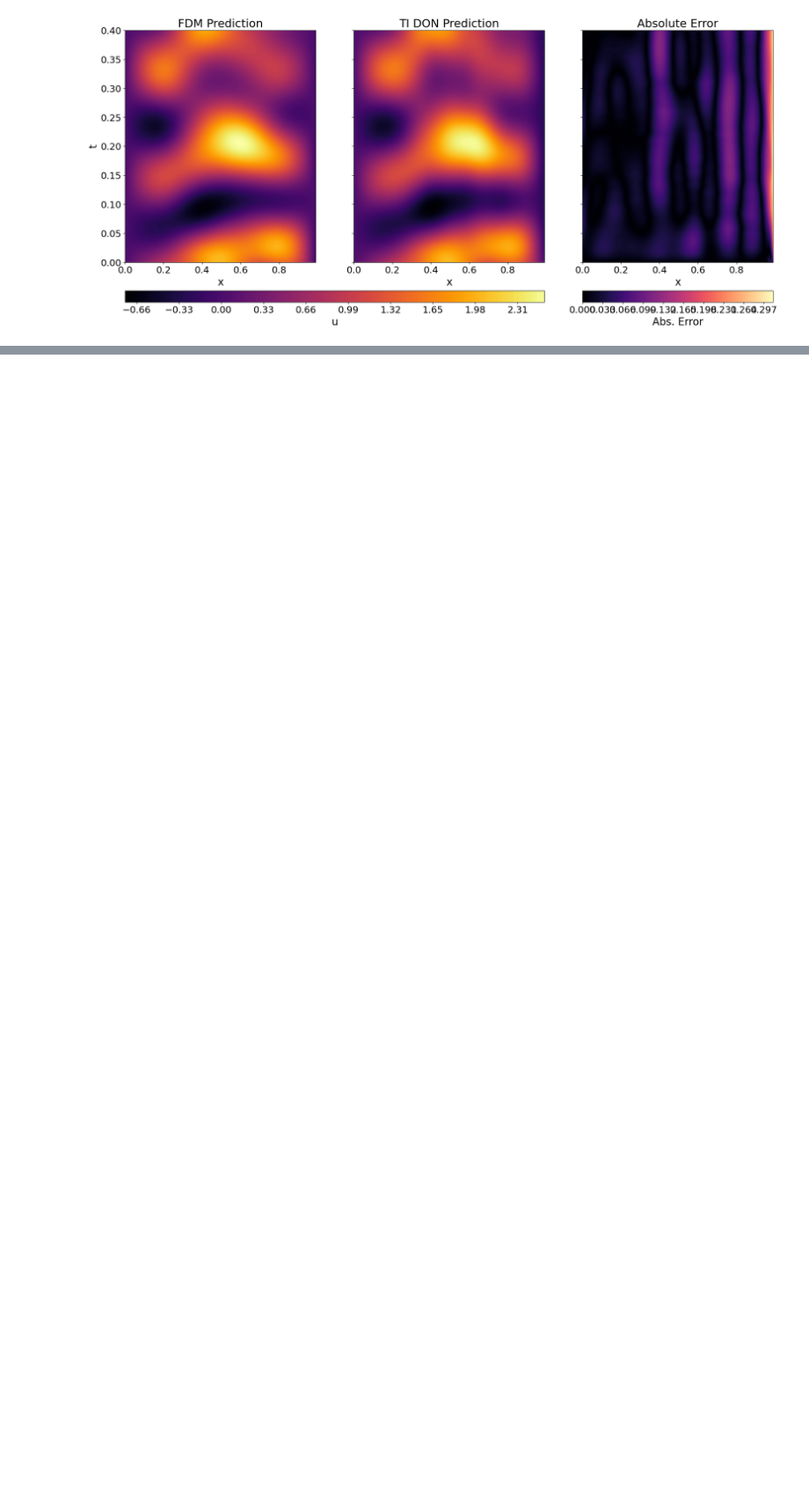
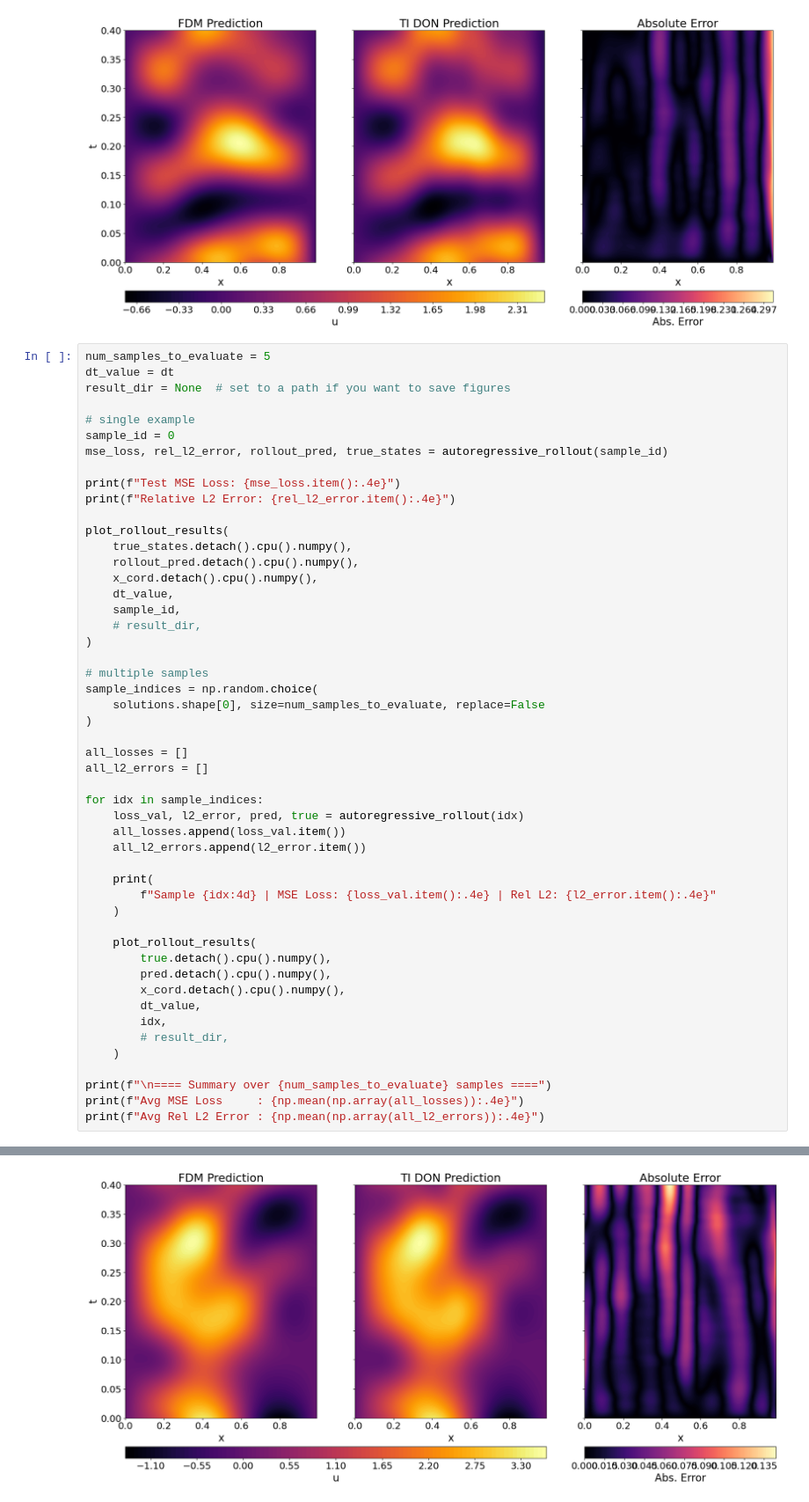
Before and after one commit to EladMichael/neuromancer, a Jupyter notebook: examples/neural_operators/Part_9_TIDON_HEAT_System_TimeFlat.ipynb, the cells around one changed output, grey strips where cells are left out. Shown at 88% size. Cells and saved outputs as stored; diff of their text form; blank space fills up the shorter version.

```diff
--- a/examples/neural_operators/Part_9_TIDON_HEAT_System_TimeFlat.ipynb
+++ b/examples/neural_operators/Part_9_TIDON_HEAT_System_TimeFlat.ipynb
@@ -742,3 +742,54 @@ def rollout_and_plot(sample_id_value, rollout_steps=None):
 rollout_and_plot(sample_id)
 # %% [output]
 [figure]
+# %%
+num_samples_to_evaluate = 5
+dt_value = dt
+result_dir = None  # set to a path if you want to save figures
+
+# single example
+sample_id = 0
+mse_loss, rel_l2_error, rollout_pred, true_states = autoregressive_rollout(sample_id)
+
+print(f"Test MSE Loss: {mse_loss.item():.4e}")
+print(f"Relative L2 Error: {rel_l2_error.item():.4e}")
+
+plot_rollout_results(
+    true_states.detach().cpu().numpy(),
+    rollout_pred.detach().cpu().numpy(),
+    x_cord.detach().cpu().numpy(),
+    dt_value,
+    sample_id,
+    # result_dir,
+)
+
+# multiple samples
+sample_indices = np.random.choice(
+    solutions.shape[0], size=num_samples_to_evaluate, replace=False
+)
+
+all_losses = []
+all_l2_errors = []
+
+for idx in sample_indices:
+    loss_val, l2_error, pred, true = autoregressive_rollout(idx)
+    all_losses.append(loss_val.item())
+    all_l2_errors.append(l2_error.item())
+
+    print(
+        f"Sample {idx:4d} | MSE Loss: {loss_val.item():.4e} | Rel L2: {l2_error.item():.4e}"
+    )
+
+    plot_rollout_results(
+        true.detach().cpu().numpy(),
+        pred.detach().cpu().numpy(),
+        x_cord.detach().cpu().numpy(),
+        dt_value,
+        idx,
+        # result_dir,
+    )
+
+print(f"\n==== Summary over {num_samples_to_evaluate} samples ====")
+print(f"Avg MSE Loss     : {np.mean(np.array(all_losses)):.4e}")
+print(f"Avg Rel L2 Error : {np.mean(np.array(all_l2_errors)):.4e}")
+# %% [output]
@@ -744,0 +798 @@ rollout_and_plot(sample_id)
+[figure, added]
```
Also changed, not shown: parts of 3 cells of this notebook, 1 other file.
